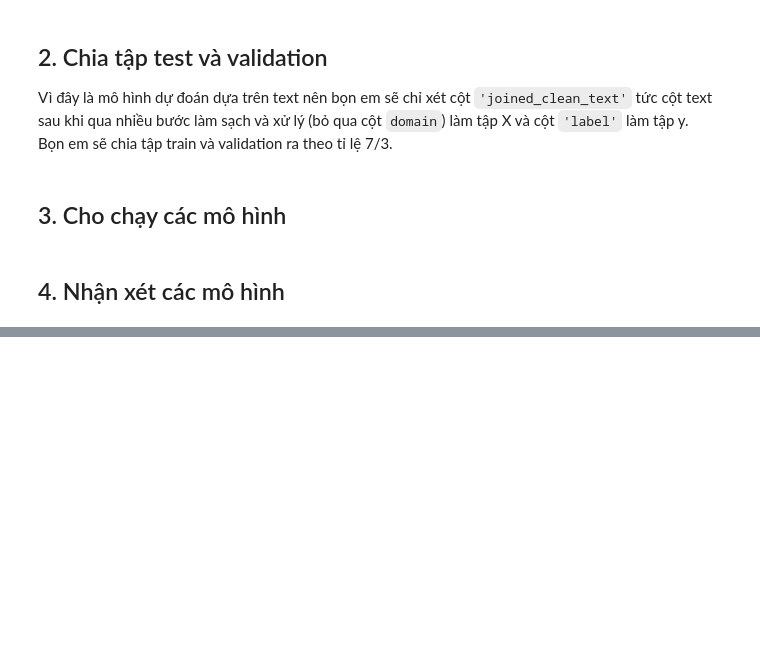
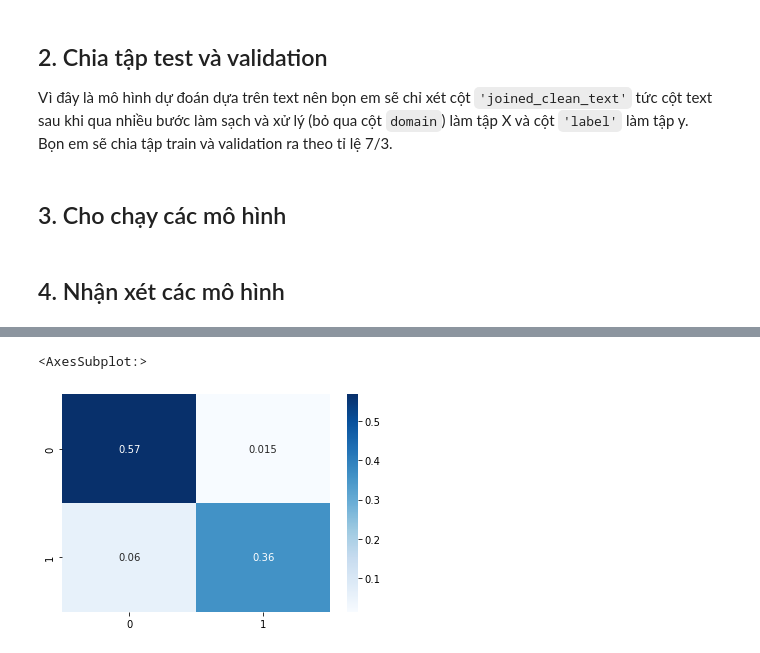
Before and after one commit to tonyvu1289/Project3-nmkhdl, a Jupyter notebook: Untitled.ipynb, the cells around one changed output, grey strips where cells are left out. Drawn from its saved outputs; the diff is of its cells as text; code cells hidden in the pictures; blank space fills up the shorter version.

```diff
--- a/Untitled.ipynb
+++ b/Untitled.ipynb
@@ -449,0 +484,5 @@ for model in models:
+# %%
+sns.heatmap(cm[0],annot=True,cmap='Blues')
+# %% [output]
+<AxesSubplot:>
+[figure, added]
```
Also changed, not shown: parts of 20 cells of this notebook.
